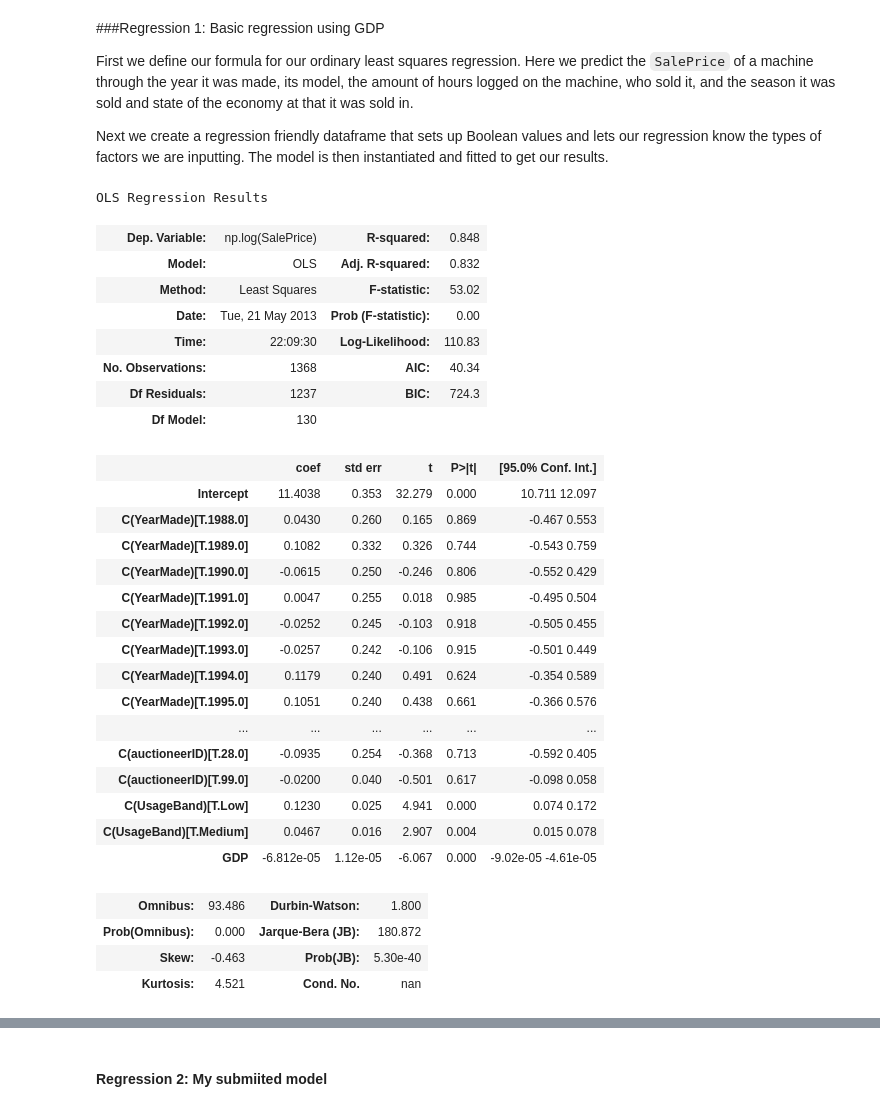
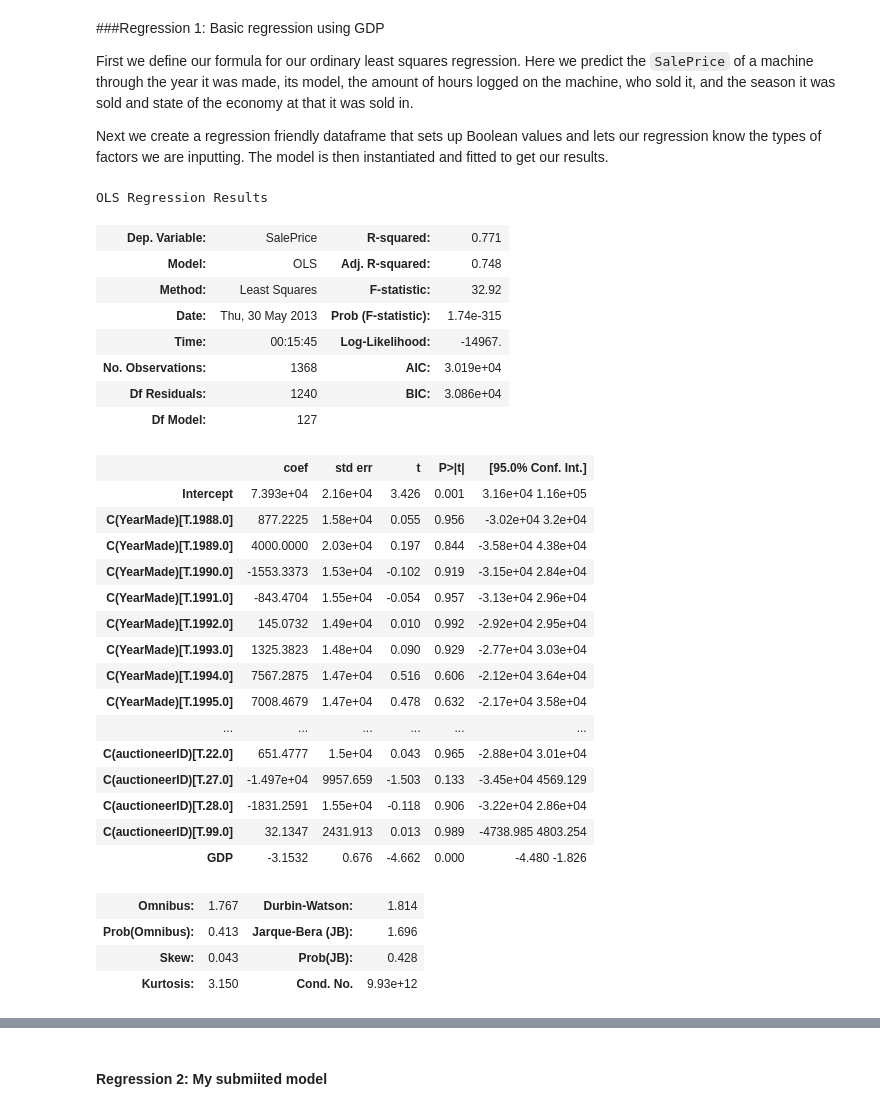
Before and after one commit to agconti/BlueBook, a Jupyter notebook: BlueBook.ipynb, the cells around one changed output, grey strips where cells are left out. Drawn from its saved outputs; the diff is of its cells as text; code cells hidden in the pictures.

```diff
--- a/BlueBook.ipynb
+++ b/BlueBook.ipynb
@@ -208,43 +208,43 @@ First we define our formula for our ordinary least squares regression. Here we p
 
 Next we create a regression friendly dataframe that sets up Boolean values and lets our regression know the types of factors we are inputting. The model is then instantiated and fitted to get our results.
 # %%
-formula = 'SalePrice ~ C(YearMade) + C(ModelID_machine_appendix) + C(UsageBand) + C(auctioneerID) + C(Quater) + GDP'
+formula = 'SalePrice ~ C(YearMade) + C(ModelID_machine_appendix) + C(UsageBand) + C(auctioneerID) + GDP'
 # %%
 y, x = dmatrices(formula, data=df, return_type='dataframe')# Prepare dataframe for regression
 mod = sm.OLS(y, x)   # Describe model, so it can be fitted mod = sm.GLM(y, x, family=sm.families.Gamma())
 res1 = mod.fit()       # Fit model
-results['Typical_competitor_Regression']=[res1, formula] # save results for later
+results['Basic_regression_using_GDP']=[res1, formula] # save results for later
 res1.summary()   # Summarize model
 # %% [output]
 OLS Regression Results
-| Dep. Variable: | np.log(SalePrice) | R-squared: | 0.848 |
-| Model: | OLS | Adj. R-squared: | 0.832 |
-| Method: | Least Squares | F-statistic: | 53.02 |
-| Date: | Tue, 21 May 2013 | Prob (F-statistic): | 0.00 |
-| Time: | 22:09:30 | Log-Likelihood: | 110.83 |
-| No. Observations: | 1368 | AIC: | 40.34 |
-| Df Residuals: | 1237 | BIC: | 724.3 |
-| Df Model: | 130 |  |  |
+| Dep. Variable: | SalePrice | R-squared: | 0.771 |
+| Model: | OLS | Adj. R-squared: | 0.748 |
+| Method: | Least Squares | F-statistic: | 32.92 |
+| Date: | Thu, 30 May 2013 | Prob (F-statistic): | 1.74e-315 |
+| Time: | 00:15:45 | Log-Likelihood: | -14967. |
+| No. Observations: | 1368 | AIC: | 3.019e+04 |
+| Df Residuals: | 1240 | BIC: | 3.086e+04 |
+| Df Model: | 127 |  |  |
 |  | coef | std err | t | P>|t| | [95.0% Conf. Int.] |
-| Intercept | 11.4038 | 0.353 | 32.279 | 0.000 | 10.711 12.097 |
-| C(YearMade)[T.1988.0] | 0.0430 | 0.260 | 0.165 | 0.869 | -0.467 0.553 |
-| C(YearMade)[T.1989.0] | 0.1082 | 0.332 | 0.326 | 0.744 | -0.543 0.759 |
-| C(YearMade)[T.1990.0] | -0.0615 | 0.250 | -0.246 | 0.806 | -0.552 0.429 |
-| C(YearMade)[T.1991.0] | 0.0047 | 0.255 | 0.018 | 0.985 | -0.495 0.504 |
-| C(YearMade)[T.1992.0] | -0.0252 | 0.245 | -0.103 | 0.918 | -0.505 0.455 |
-| C(YearMade)[T.1993.0] | -0.0257 | 0.242 | -0.106 | 0.915 | -0.501 0.449 |
-| C(YearMade)[T.1994.0] | 0.1179 | 0.240 | 0.491 | 0.624 | -0.354 0.589 |
-| C(YearMade)[T.1995.0] | 0.1051 | 0.240 | 0.438 | 0.661 | -0.366 0.576 |
+| Intercept | 7.393e+04 | 2.16e+04 | 3.426 | 0.001 | 3.16e+04 1.16e+05 |
+| C(YearMade)[T.1988.0] | 877.2225 | 1.58e+04 | 0.055 | 0.956 | -3.02e+04 3.2e+04 |
+| C(YearMade)[T.1989.0] | 4000.0000 | 2.03e+04 | 0.197 | 0.844 | -3.58e+04 4.38e+04 |
+| C(YearMade)[T.1990.0] | -1553.3373 | 1.53e+04 | -0.102 | 0.919 | -3.15e+04 2.84e+04 |
+| C(YearMade)[T.1991.0] | -843.4704 | 1.55e+04 | -0.054 | 0.957 | -3.13e+04 2.96e+04 |
+| C(YearMade)[T.1992.0] | 145.0732 | 1.49e+04 | 0.010 | 0.992 | -2.92e+04 2.95e+04 |
+| C(YearMade)[T.1993.0] | 1325.3823 | 1.48e+04 | 0.090 | 0.929 | -2.77e+04 3.03e+04 |
+| C(YearMade)[T.1994.0] | 7567.2875 | 1.47e+04 | 0.516 | 0.606 | -2.12e+04 3.64e+04 |
+| C(YearMade)[T.1995.0] | 7008.4679 | 1.47e+04 | 0.478 | 0.632 | -2.17e+04 3.58e+04 |
 | ... | ... | ... | ... | ... | ... |
-| C(auctioneerID)[T.28.0] | -0.0935 | 0.254 | -0.368 | 0.713 | -0.592 0.405 |
-| C(auctioneerID)[T.99.0] | -0.0200 | 0.040 | -0.501 | 0.617 | -0.098 0.058 |
-| C(UsageBand)[T.Low] | 0.1230 | 0.025 | 4.941 | 0.000 | 0.074 0.172 |
-| C(UsageBand)[T.Medium] | 0.0467 | 0.016 | 2.907 | 0.004 | 0.015 0.078 |
-| GDP | -6.812e-05 | 1.12e-05 | -6.067 | 0.000 | -9.02e-05 -4.61e-05 |
+| C(auctioneerID)[T.22.0] | 651.4777 | 1.5e+04 | 0.043 | 0.965 | -2.88e+04 3.01e+04 |
+| C(auctioneerID)[T.27.0] | -1.497e+04 | 9957.659 | -1.503 | 0.133 | -3.45e+04 4569.129 |
+| C(auctioneerID)[T.28.0] | -1831.2591 | 1.55e+04 | -0.118 | 0.906 | -3.22e+04 2.86e+04 |
+| C(auctioneerID)[T.99.0] | 32.1347 | 2431.913 | 0.013 | 0.989 | -4738.985 4803.254 |
+| GDP | -3.1532 | 0.676 | -4.662 | 0.000 | -4.480 -1.826 |
-| Omnibus: | 93.486 | Durbin-Watson: | 1.800 |
-| Prob(Omnibus): | 0.000 | Jarque-Bera (JB): | 180.872 |
-| Skew: | -0.463 | Prob(JB): | 5.30e-40 |
-| Kurtosis: | 4.521 | Cond. No. | nan |
+| Omnibus: | 1.767 | Durbin-Watson: | 1.814 |
+| Prob(Omnibus): | 0.413 | Jarque-Bera (JB): | 1.696 |
+| Skew: | 0.043 | Prob(JB): | 0.428 |
+| Kurtosis: | 3.150 | Cond. No. | 9.93e+12 |
 # %%
 # Plot Predictions Vs Actual
 plt.figure(figsize(10,6));
```
Also changed, not shown: parts of 10 cells of this notebook.
